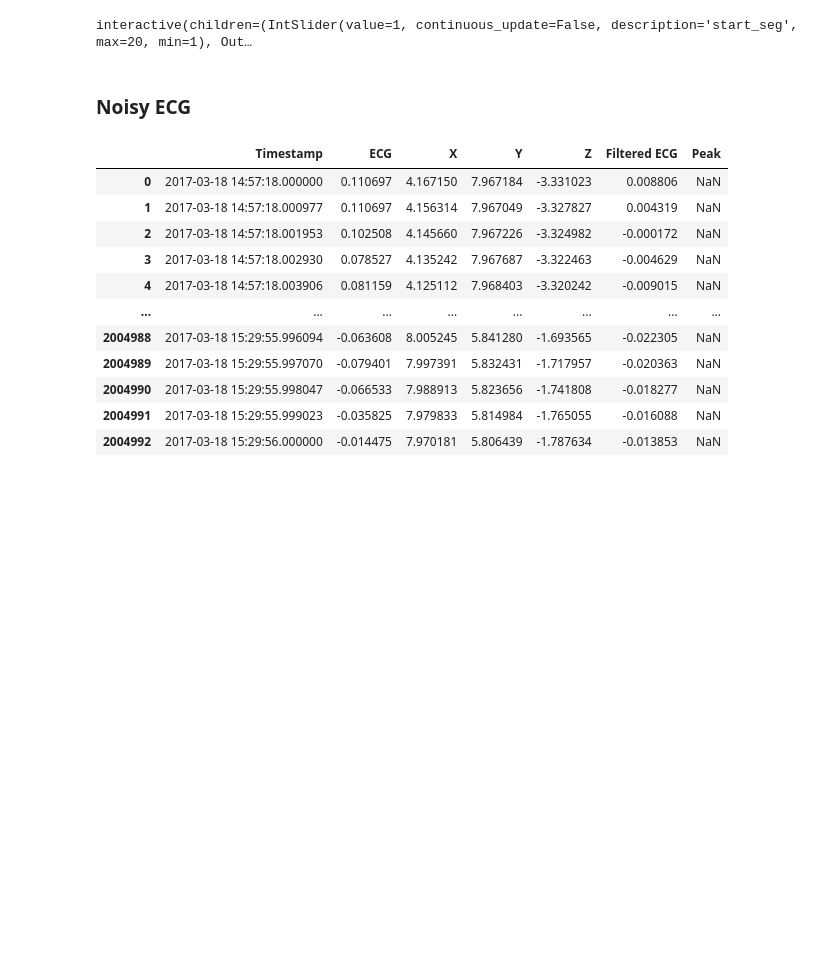
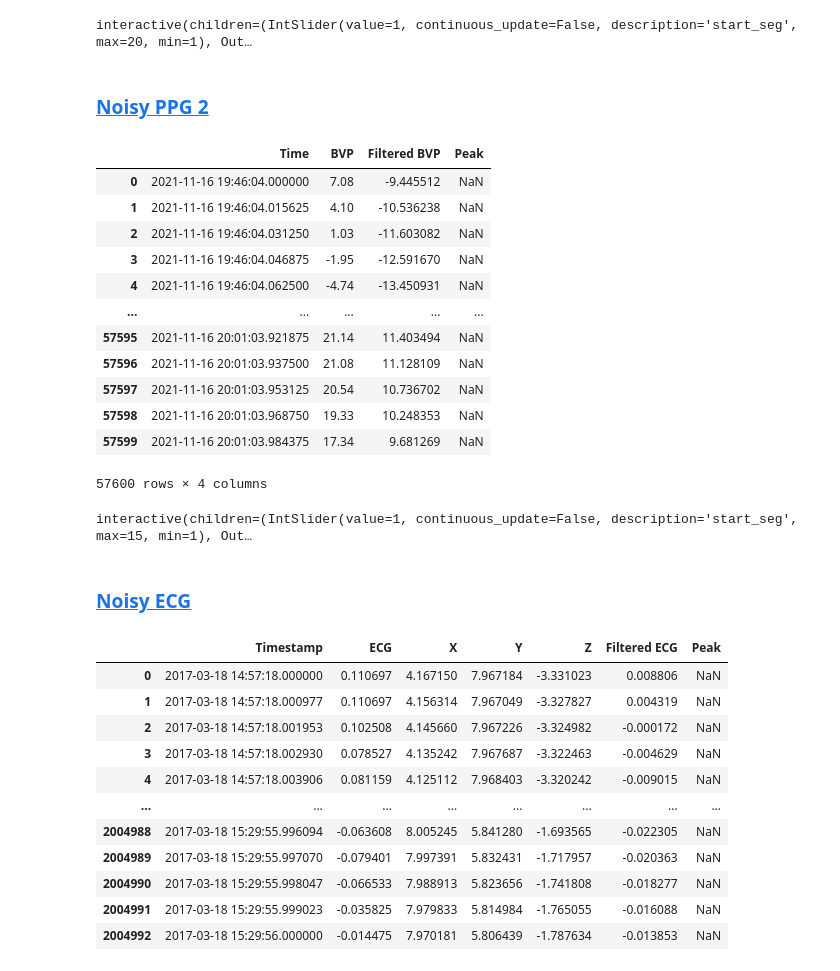
Before and after one commit to ynwtnb/heartview_data_visualization, a Jupyter notebook: data_quality_visualization.ipynb, the cells around one changed output. Saved outputs shown, nothing was run; the diff lists cells and outputs as text; code cells hidden in the pictures; blank space fills up the shorter version.

```diff
--- a/data_quality_visualization.ipynb
+++ b/data_quality_visualization.ipynb
@@ -128,8 +187,37 @@ empatica_1
 dv.plot_raw_interactive(data = empatica_1, colname = 'Filtered BVP', time_colname = 'Time', peak_colname='Peak', fs = fs_empatica, seg_sec = 60)
 # %% [output]
 interactive(children=(IntSlider(value=1, continuous_update=False, description='start_seg', max=20, min=1), Out…
+# %% [markdown]
+### <a id='toc1_3_3_'></a>[Noisy PPG 2](#toc0_)
+# %%
+# Load data
+empatica_2 = pd.read_csv(data_dir + empatica_2_file)
+
+# Beat detection
+ppg_beats_empatica_2, empatica_2 = beat_detection_ppg(df=empatica_2, fs=fs_empatica, colname='BVP')
+
+empatica_2
+# %% [output]
+|  | Time | BVP | Filtered BVP | Peak |
+| 0 | 2021-11-16 19:46:04.000000 | 7.08 | -9.445512 | NaN |
+| 1 | 2021-11-16 19:46:04.015625 | 4.10 | -10.536238 | NaN |
+| 2 | 2021-11-16 19:46:04.031250 | 1.03 | -11.603082 | NaN |
+| 3 | 2021-11-16 19:46:04.046875 | -1.95 | -12.591670 | NaN |
+| 4 | 2021-11-16 19:46:04.062500 | -4.74 | -13.450931 | NaN |
+| ... | ... | ... | ... | ... |
+| 57595 | 2021-11-16 20:01:03.921875 | 21.14 | 11.403494 | NaN |
+| 57596 | 2021-11-16 20:01:03.937500 | 21.08 | 11.128109 | NaN |
+| 57597 | 2021-11-16 20:01:03.953125 | 20.54 | 10.736702 | NaN |
+| 57598 | 2021-11-16 20:01:03.968750 | 19.33 | 10.248353 | NaN |
+| 57599 | 2021-11-16 20:01:03.984375 | 17.34 | 9.681269 | NaN |
+57600 rows × 4 columns
+# %%
+# Plot raw data
+dv.plot_raw_interactive(data = empatica_2, colname = 'Filtered BVP', time_colname = 'Time', peak_colname='Peak', fs = fs_empatica, seg_sec = 60)
+# %% [output]
+interactive(children=(IntSlider(value=1, continuous_update=False, description='start_seg', max=15, min=1), Out…
 # %% [markdown]
-### Noisy ECG
+### <a id='toc1_3_4_'></a>[Noisy ECG](#toc0_)
 # %%
 # Load data
 noisy_actiwave_1 = pd.read_csv(data_dir + noisy_actiwave_1_file)
```
Also changed, not shown: parts of 75 cells of this notebook, 1 other file.
